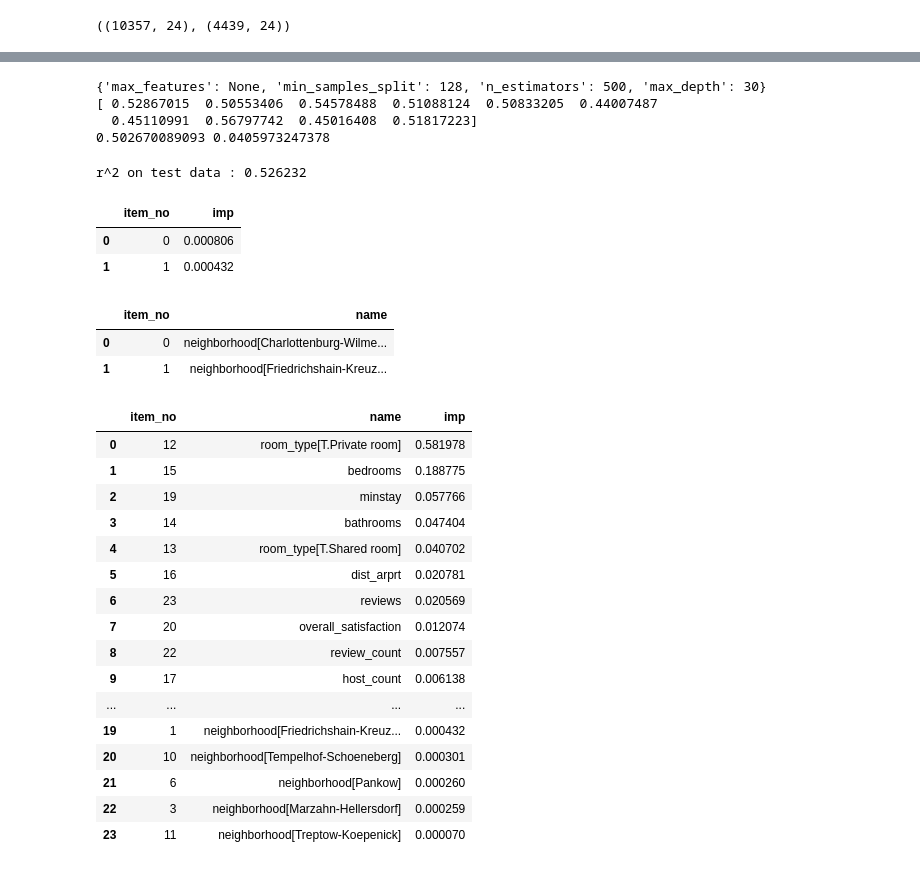
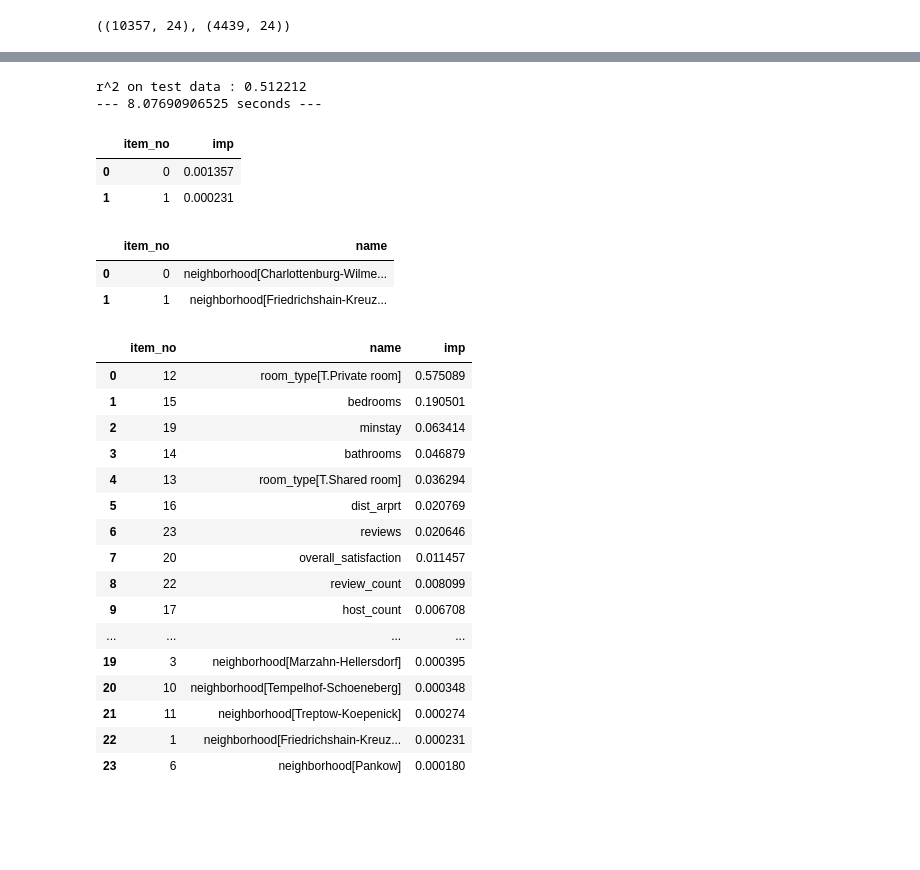
Before and after one commit to Jyojha/DS_Projects, a Jupyter notebook: Berlin_Model_RF.ipynb, the cells around one changed output, grey strips where cells are left out. Drawn from its saved outputs; the diff is of its cells as text; code cells hidden in the pictures; blank space fills up the shorter version.

```diff
--- a/Berlin_Model_RF.ipynb
+++ b/Berlin_Model_RF.ipynb
@@ -101,14 +101,14 @@ Xn_train, Xn_test, y_train, y_test = train_test_split(Xn, y, test_size = 0.3)
 from sklearn.ensemble import RandomForestRegressor
 from sklearn.model_selection import GridSearchCV
 # %%
-rf = RandomForestRegressor()
+# rf = RandomForestRegressor()
 
-rf_params = {
-    'n_estimators':[500],
-    'max_depth':[5,8,15,25,30,None],
-    'min_samples_split':[2,4,8,16,32,64,128],
-    'max_features':[None, 'sqrt', 'log2']
-}
+# rf_params = {
+#     'n_estimators':[500],
+#     'max_depth':[5,8,15,25,30,None],
+#     'min_samples_split':[2,4,8,16,32,64,128],
+#     'max_features':[None, 'sqrt', 'log2']
+# }
 
-rf_gs = GridSearchCV(rf, rf_params, cv= 10, verbose=1, n_jobs=-1)
-rf_gs.fit(Xn_train, y_train)
+# rf_gs = GridSearchCV(rf, rf_params, cv= 10, verbose=1, n_jobs=-1)
+# rf_gs.fit(Xn_train, y_train)
@@ -134,12 +115,7 @@ GridSearchCV(cv=10, error_score='raise',
 # %%
-print rf_gs.best_params_
-rf_best = rf_gs.best_estimator_
+# print rf_gs.best_params_
+# rf_best = rf_gs.best_estimator_
 
-rf_scores = cross_val_score(rf_best, Xn_train, y_train, cv=10)
-print rf_scores
-print np.mean(rf_scores), np.std(rf_scores)
+# rf_scores = cross_val_score(rf_best, Xn_train, y_train, cv=10)
+# print rf_scores
+# print np.mean(rf_scores), np.std(rf_scores)
-# %% [output]
-{'max_features': None, 'min_samples_split': 128, 'n_estimators': 500, 'max_depth': 30}
-[ 0.52867015  0.50553406  0.54578488  0.51088124  0.50833205  0.44007487
-  0.45110991  0.56797742  0.45016408  0.51817223]
-0.502670089093 0.0405973247378
@@ -146,22 +124,29 @@ print np.mean(rf_scores), np.std(rf_scores)
 # %%
-y_pred = rf_best.fit(Xn_train,y_train).predict(Xn_test)
+start_time = time.time()
+
+rf = RandomForestRegressor(max_features=None, min_samples_split=128, n_estimators=500, max_depth=30)
+
+y_pred = rf.fit(Xn_train,y_train).predict(Xn_test)
 r2_score = metrics.r2_score(y_test, y_pred)
 print("r^2 on test data : %f" % r2_score)
+
+print("--- %s seconds ---" % (time.time() - start_time))
 # %% [output]
-r^2 on test data : 0.526232
+r^2 on test data : 0.512212
+--- 8.07690906525 seconds ---
 # %%
 #rf_best.feature_importances_
 # %%
 feature_imp = {}
-for i, value in enumerate(rf_best.feature_importances_):
+for i, value in enumerate(rf.feature_importances_):
     feature_imp[i] = value
 
 feature_imp = pd.DataFrame(feature_imp.items(), columns=['item_no','imp'])
 feature_imp.head(2)
 # %% [output]
 |  | item_no | imp |
-| 0 | 0 | 0.000806 |
-| 1 | 1 | 0.000432 |
+| 0 | 0 | 0.001357 |
+| 1 | 1 | 0.000231 |
 # %%
 feature_name = {}
 for i, value in enumerate(X_train.columns):
@@ -182,22 +167,22 @@ feature_val = feature_val.reset_index(drop=True)
 feature_val.head(25)
 # %% [output]
 |  | item_no | name | imp |
-| 0 | 12 | room_type[T.Private room] | 0.581978 |
-| 1 | 15 | bedrooms | 0.188775 |
-| 2 | 19 | minstay | 0.057766 |
-| 3 | 14 | bathrooms | 0.047404 |
-| 4 | 13 | room_type[T.Shared room] | 0.040702 |
-| 5 | 16 | dist_arprt | 0.020781 |
-| 6 | 23 | reviews | 0.020569 |
-| 7 | 20 | overall_satisfaction | 0.012074 |
-| 8 | 22 | review_count | 0.007557 |
-| 9 | 17 | host_count | 0.006138 |
+| 0 | 12 | room_type[T.Private room] | 0.575089 |
+| 1 | 15 | bedrooms | 0.190501 |
+| 2 | 19 | minstay | 0.063414 |
+| 3 | 14 | bathrooms | 0.046879 |
+| 4 | 13 | room_type[T.Shared room] | 0.036294 |
+| 5 | 16 | dist_arprt | 0.020769 |
+| 6 | 23 | reviews | 0.020646 |
+| 7 | 20 | overall_satisfaction | 0.011457 |
+| 8 | 22 | review_count | 0.008099 |
+| 9 | 17 | host_count | 0.006708 |
 | ... | ... | ... | ... |
-| 19 | 1 | neighborhood[Friedrichshain-Kreuz... | 0.000432 |
-| 20 | 10 | neighborhood[Tempelhof-Schoeneberg] | 0.000301 |
-| 21 | 6 | neighborhood[Pankow] | 0.000260 |
-| 22 | 3 | neighborhood[Marzahn-Hellersdorf] | 0.000259 |
-| 23 | 11 | neighborhood[Treptow-Koepenick] | 0.000070 |
+| 19 | 3 | neighborhood[Marzahn-Hellersdorf] | 0.000395 |
+| 20 | 10 | neighborhood[Tempelhof-Schoeneberg] | 0.000348 |
+| 21 | 11 | neighborhood[Treptow-Koepenick] | 0.000274 |
+| 22 | 1 | neighborhood[Friedrichshain-Kreuz... | 0.000231 |
+| 23 | 6 | neighborhood[Pankow] | 0.000180 |
 # %%
 fig, ax = plt.subplots(figsize=(12,6))
 
```
Also changed, not shown: parts of 8 cells of this notebook.
